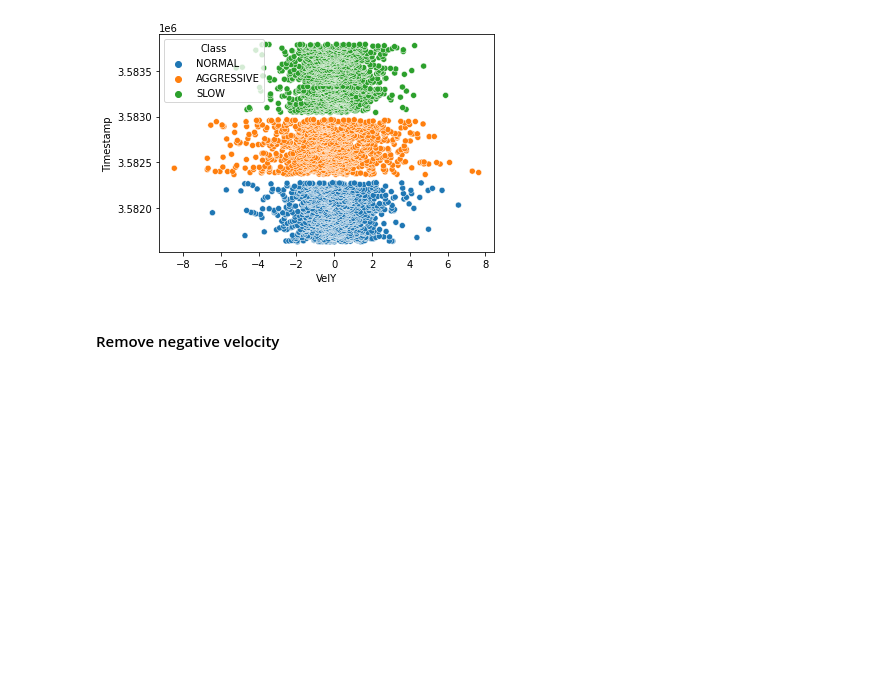
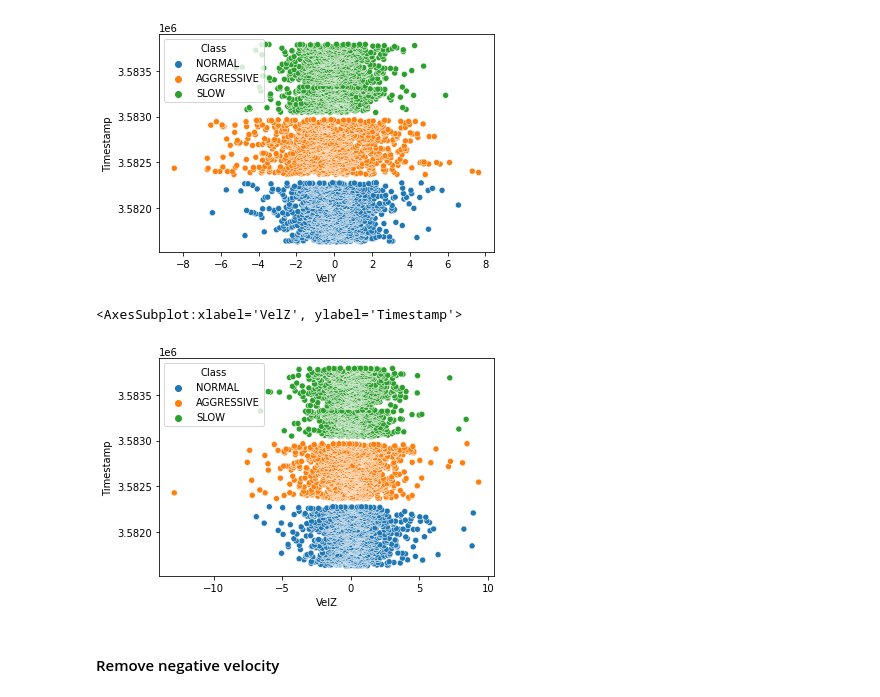
Before and after one commit to samueldiaz1004/driving_behavior_project, a Jupyter notebook: driving_behavior_clean_data.ipynb, the cells around one changed output. Saved outputs shown, nothing was run; the diff lists cells and outputs as text; code cells hidden in the pictures; blank space fills up the shorter version.

```diff
--- a/driving_behavior_clean_data.ipynb
+++ b/driving_behavior_clean_data.ipynb
@@ -539,6 +560,11 @@ sns.scatterplot(data=df_training, x="VelY", y="Timestamp", hue="Class")
 # %% [output]
 <AxesSubplot:xlabel='VelY', ylabel='Timestamp'>
 [figure]
+# %%
+sns.scatterplot(data=df_training, x="VelZ", y="Timestamp", hue="Class")
+# %% [output]
+<AxesSubplot:xlabel='VelZ', ylabel='Timestamp'>
+[figure, added]
 # %% [markdown]
 #### Remove negative velocity
 # %%
```
Also changed, not shown: parts of 23 cells of this notebook, 2 other files.
